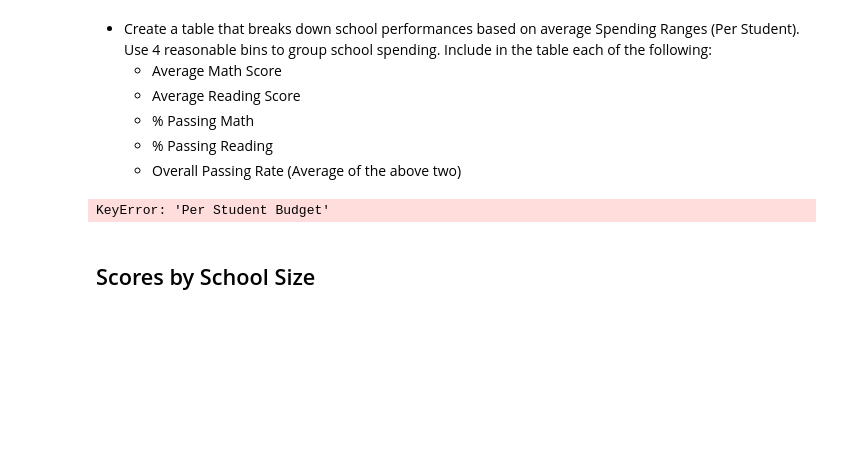
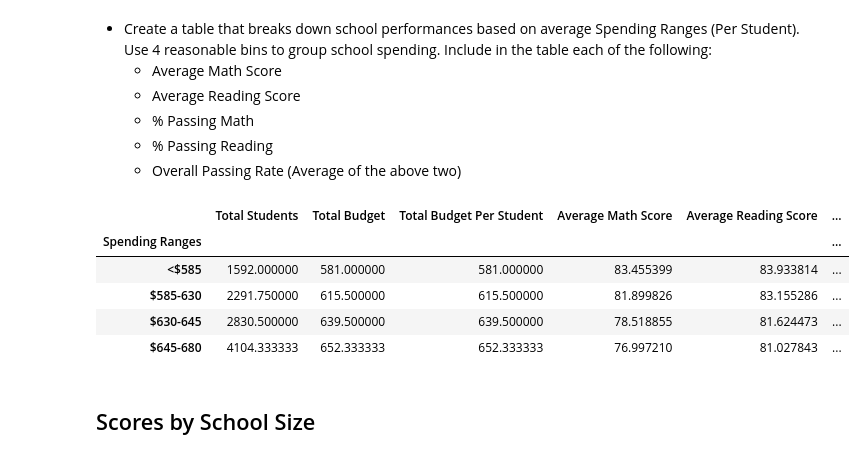
Before and after one commit to tarapolli/Pandas-challenge, a Jupyter notebook: PyCitySchools/PyCitySchools_starter.ipynb, the cells around one changed output. Drawn from its saved outputs; the diff is of its cells as text; code cells hidden in the pictures; blank space fills up the shorter version.

Commit message:
commit PyCitySchools starter notebook only

```diff
--- a/PyCitySchools/PyCitySchools_starter.ipynb
+++ b/PyCitySchools/PyCitySchools_starter.ipynb
@@ -328,8 +328,11 @@ Wright High School       0.933333
 Name: Student ID, dtype: float64
 # %%
 # percent passing reading
-percent_pass_reading = school_data_complete[school_data_complete["reading_score"] >= 70].groupby("school_name")["Student ID"].count()/grouped_schools_total_students
-print(percent_pass_reading)
+# percent_pass_reading = school_data_complete[school_data_complete["reading_score"] >= 70].groupby("school_name")["Student ID"].count()/grouped_schools_total_students
+# print(percent_pass_reading)
+
+grouped_schools_percent_pass_reading = school_data_complete[school_data_complete["reading_score"] >= 70].groupby("school_name")["Student ID"].count()/grouped_schools_total_students
+print(grouped_schools_percent_pass_reading)
 # %% [output]
 school_name
 Bailey High School       0.819333
@@ -544,10 +540,22 @@ reading_scores
+# %%
+# copy datafram
+school_summary = pd.DataFrame({
+                "School Type": grouped_schools_type,
+                "Total Students": grouped_schools_total_students,
+                "Total Budget": grouped_schools_per_student_budget,
+                "Total Budget Per Student": grouped_schools_per_student_budget,
+                "Average Math Score": grouped_schools_ave_math,
+                "Average Reading Score": grouped_schools_ave_reading,
+                "% Passing Math": grouped_schools_percent_pass_math,
+                "% Passing Reading": grouped_schools_percent_pass_reading,
+                "% Overall Passing": grouped_schools_percent_pass_overall})
+
+# # use school_summary dataframe per LinLin
+# # school_summary.dtypes
 # %%
-# create bins and labels    #0, 584.999, 614.999, 644.999, 999999
-bins = [0, 400, 501, 601, 700]
+# create bins and labels
+bins = [0, 584, 630, 644, 700]
 group_labels = ['<$585', '$585-630', '$630-645', '$645-680']
 # %%
-# Slice the data and place it into bins  #grouped_schools_df
-
-pd.cut(school_data_complete["Per Student Budget"], bins, labels=group_labels).head()
+# Slice the data and place it into bins
+school_summary["Spending Ranges"] = pd.cut(school_summary["Total Budget Per Student"], bins, labels=group_labels)
-# %% [output]
-KeyError: 'Per Student Budget'
@@ -555,0 +562,11 @@ KeyError: 'Per Student Budget'
+# %%
+# create group based off bins
+school_spending_summary = school_summary.groupby("Spending Ranges")
+school_spending_summary.mean()
+# %% [output]
+|  | Total Students | Total Budget | Total Budget Per Student | Average Math Score | Average Reading Score | ... |
+| Spending Ranges |  |  |  |  |  | ... |
+| <$585 | 1592.000000 | 581.000000 | 581.000000 | 83.455399 | 83.933814 | ... |
+| $585-630 | 2291.750000 | 615.500000 | 615.500000 | 81.899826 | 83.155286 | ... |
+| $630-645 | 2830.500000 | 639.500000 | 639.500000 | 78.518855 | 81.624473 | ... |
+| $645-680 | 4104.333333 | 652.333333 | 652.333333 | 76.997210 | 81.027843 | ... |
```
Also changed, not shown: parts of 22 cells of this notebook.
